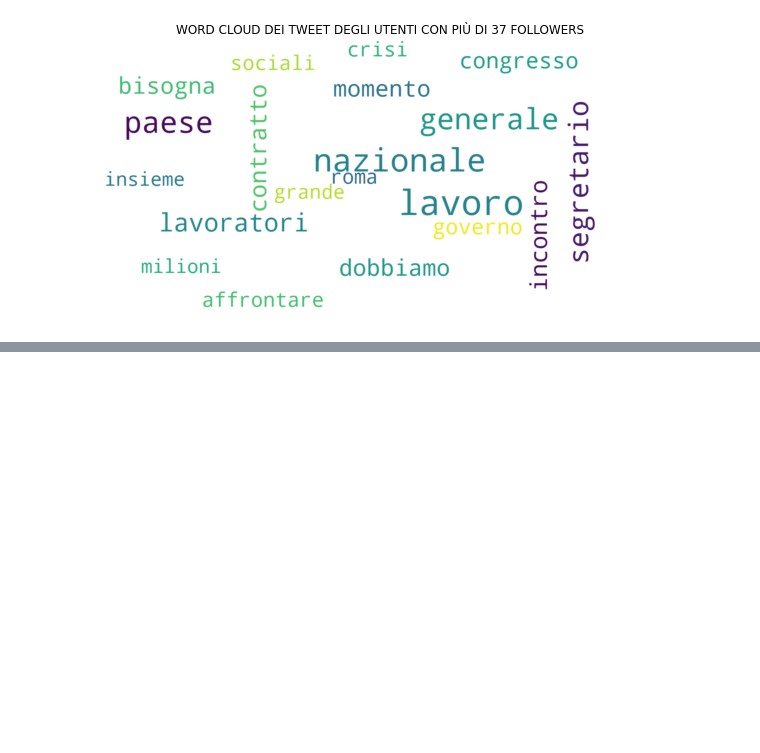
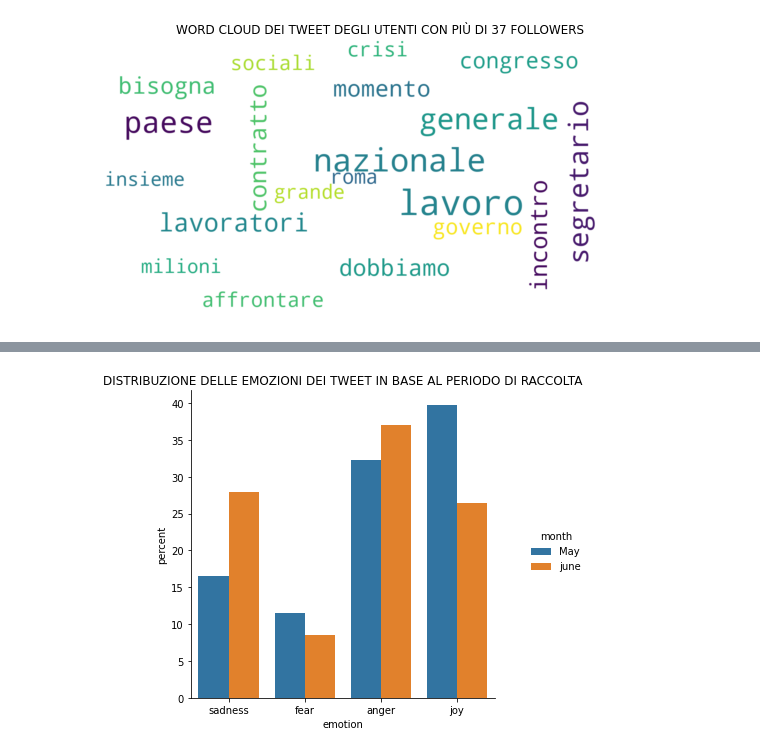
Before and after one commit to paolofesta/prove, a Jupyter notebook: scrittura.ipynb, the cells around one changed output, grey strips where cells are left out. Drawn from its saved outputs; the diff is of its cells as text; code cells hidden in the pictures; blank space fills up the shorter version.

```diff
--- a/scrittura.ipynb
+++ b/scrittura.ipynb
@@ -310,0 +336,7 @@ print()
+# %%
+#@title
+sns.catplot(data=df1,x='emotion',y='percent',hue='month',kind='bar', dodge=True)
+plt.title('DISTRIBUZIONE DELLE EMOZIONI DEI TWEET IN BASE AL PERIODO DI RACCOLTA')
+print()
+# %% [output]
+[figure, added]
```
Also changed, not shown: parts of 17 cells of this notebook.
